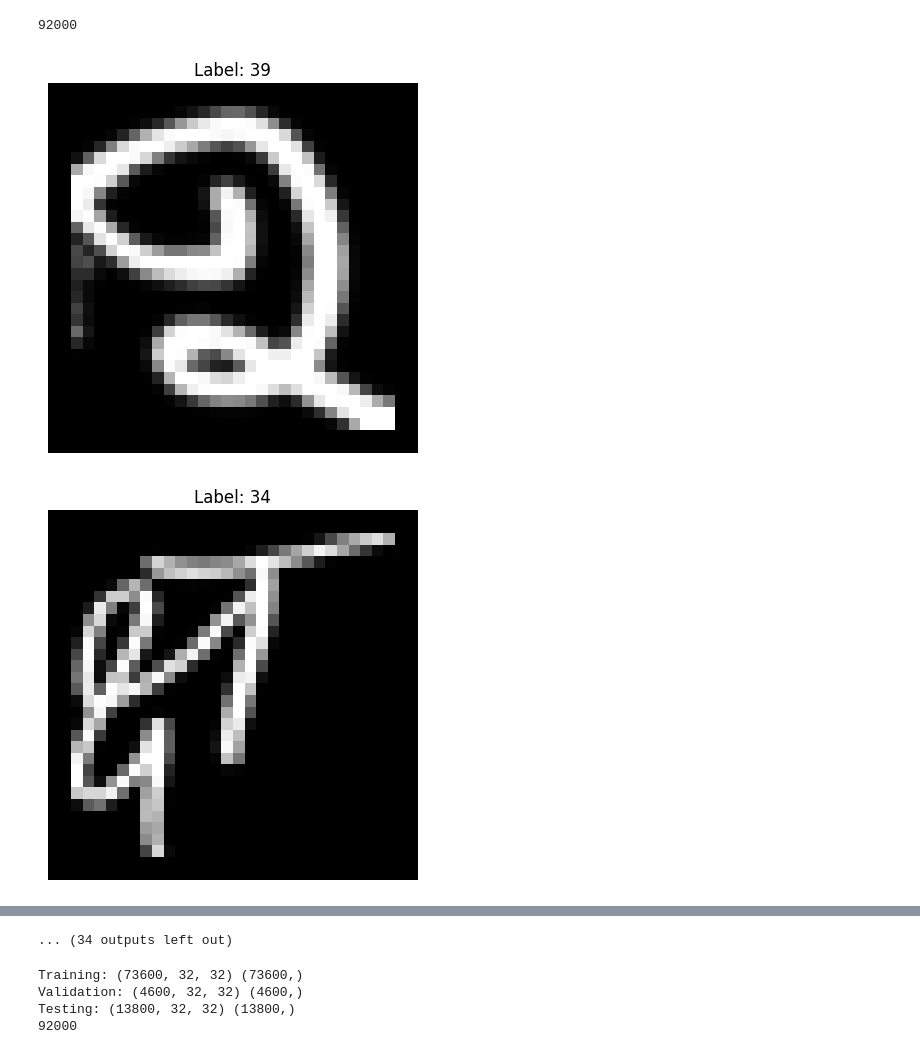
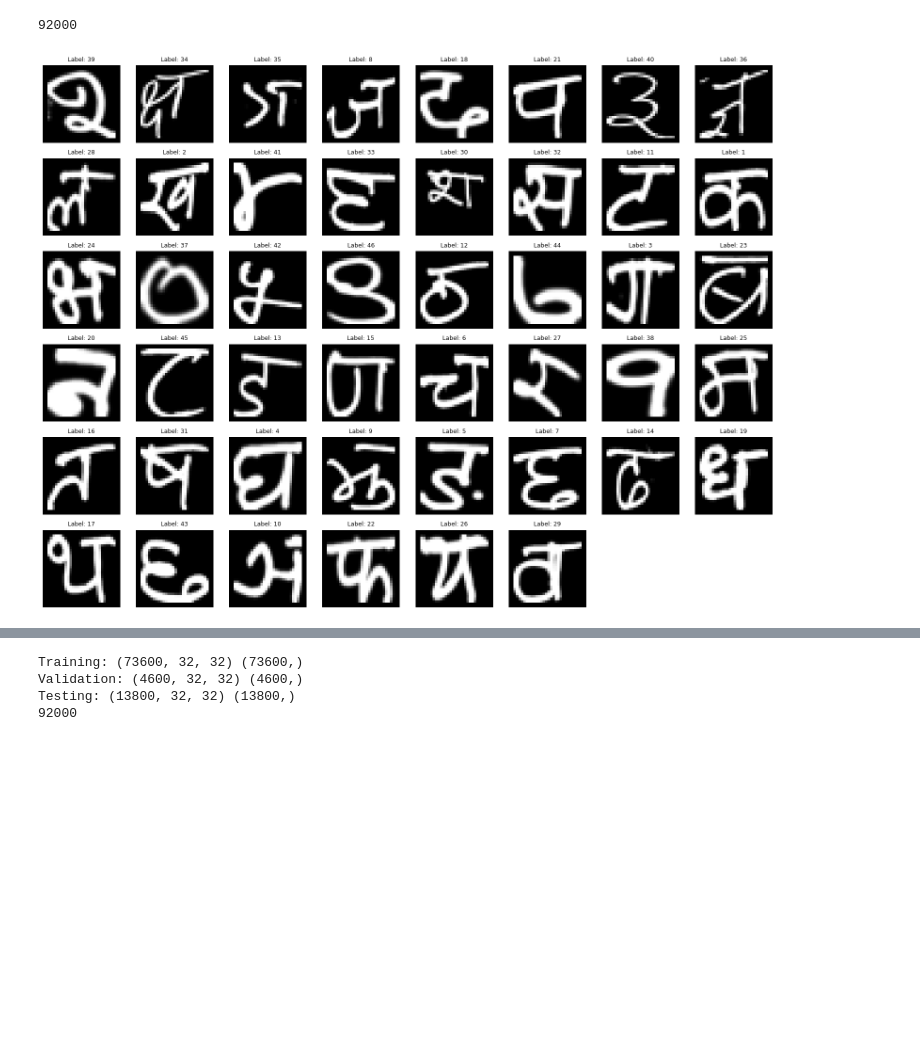
Before and after one commit to kebal7/devnagari-classification, a Jupyter notebook: src/main.ipynb, the cells around one changed output, grey strips where cells are left out. Cells and saved outputs as stored; diff of their text form; code cells hidden in the pictures; blank space fills up the shorter version.

Commit message:
chore: fixed dataset path, fixed model path, wip: training model

```diff
--- a/src/main.ipynb
+++ b/src/main.ipynb
@@ -20,7 +20,7 @@ Requirement already satisfied: six>=1.5 in ./venv/lib/python3.13/site-packages (
 import numpy as np
 import matplotlib.pyplot as plt
 # %%
-data = np.load('dataset.npz', allow_pickle=True)
+data = np.load('../data/dataset.npz', allow_pickle=True)
 
 X_train = data['arr_0']  # pixel data
 Y_train = data['arr_1']  # labels
@@ -55,13 +55,29 @@ len(X_train) + len(X_test)
 # %% [output]
 92000
 # %%
+num_classes = 46
+images_per_class = 1700
+
+cols = 8
+rows = 6  # 6×8 = 48 slots (2 unused)
+
+fig, axes = plt.subplots(rows, cols, figsize=(16, 12))
+axes = axes.flatten()
+
 image_index = 0
-for i in range(46):
-    plt.imshow(X_train[image_index], cmap='gray')
-    plt.title(f'Label: {Y_train[image_index]}')
-    image_index = image_index + 1700
-    plt.axis('off')
-    plt.show()
+
+for i in range(num_classes):
+    axes[i].imshow(X_train[image_index], cmap='gray')
+    axes[i].set_title(f'Label: {Y_train[image_index]}', fontsize=9)
+    axes[i].axis('off')
+
+    image_index += images_per_class
+
+# Hide unused subplots
+for j in range(num_classes, rows * cols):
+    axes[j].axis('off')
+
+plt.tight_layout()
+plt.show()
 # %% [output]
-[figure, old version]
+[figure, new version]
-[figure, removed]
@@ -78,2 +84 @@ for i in range(46):
-... (34 outputs left out)
 # %%
```
Also changed, not shown: parts of 7 cells of this notebook, 4 other files.
